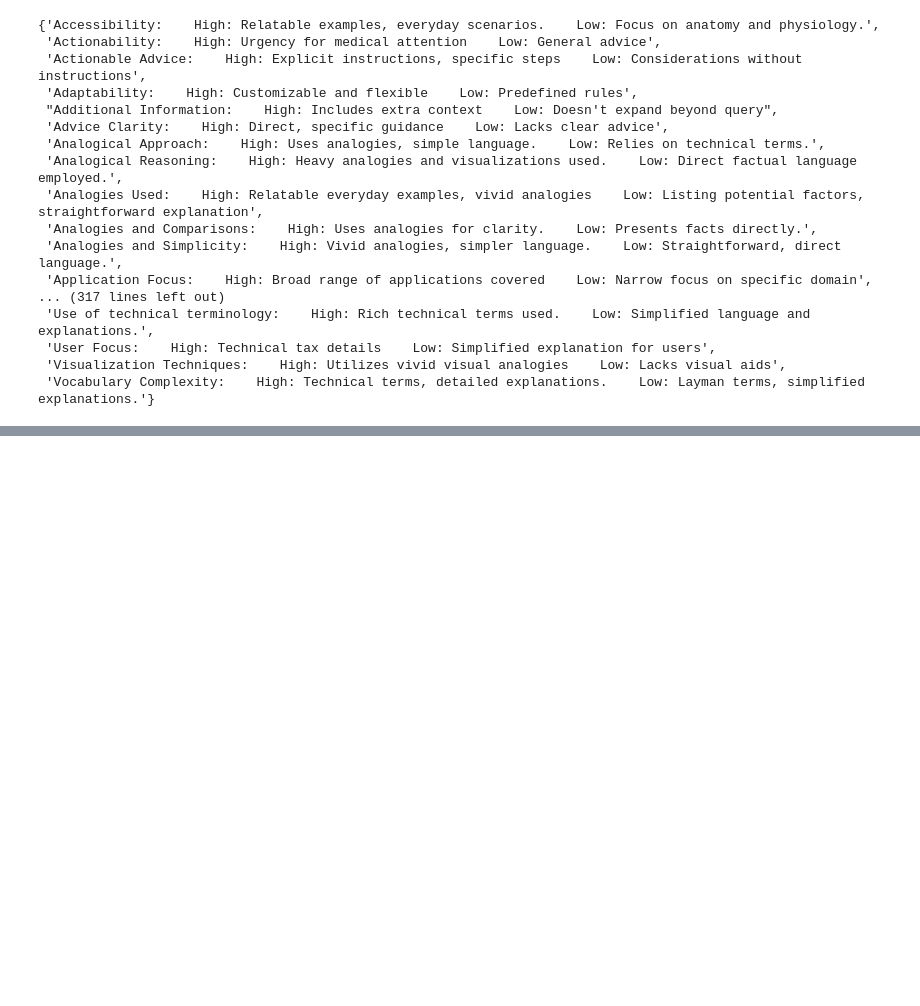
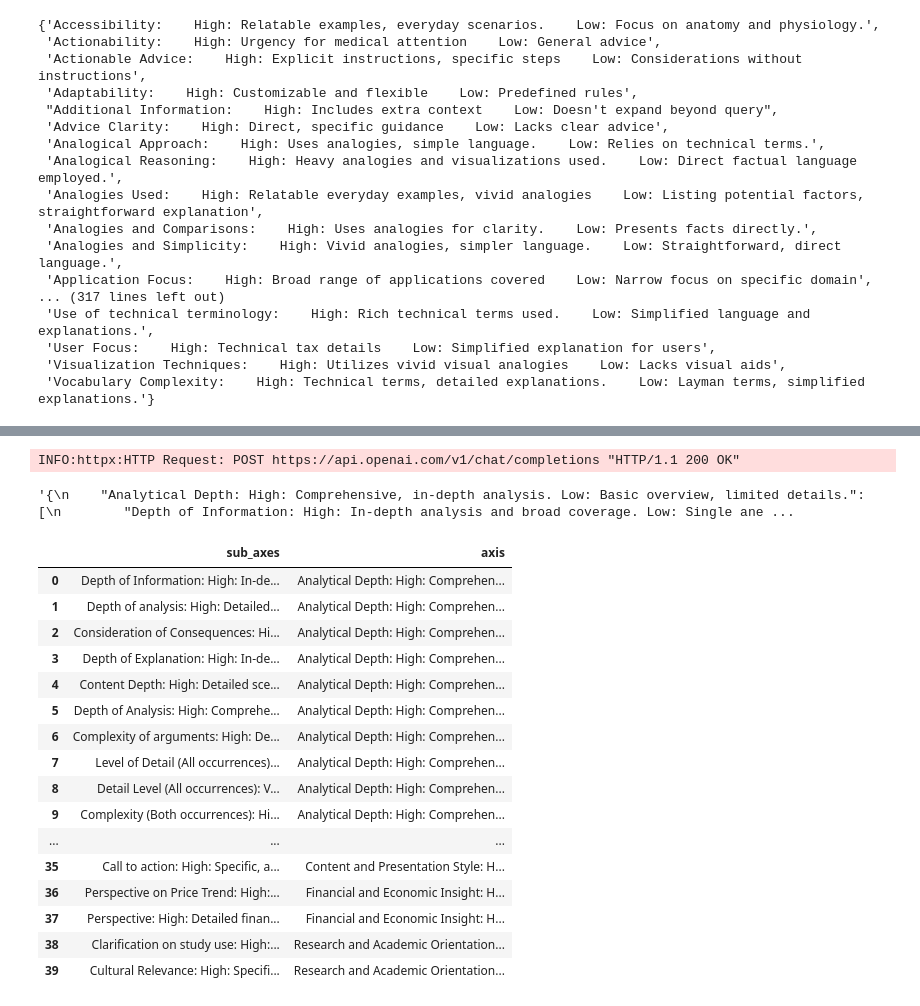
Before and after one commit to lisadunlap/Model-Book-Report, a Jupyter notebook: notebooks/playground.ipynb, the cells around one changed output, grey strips where cells are left out. Cells and saved outputs as stored; diff of their text form; code cells hidden in the pictures; blank space fills up the shorter version.

```diff
--- a/notebooks/playground.ipynb
+++ b/notebooks/playground.ipynb
@@ -16,7 +16,7 @@ df['question'] = df['prompt'].apply(lambda x: x.split("\nModel A: ")[0])
 df['answers'] = df['prompt'].apply(lambda x: x.split("\nModel A: ")[1])
 
 # Step 2: Further split 'answers' into 'Model A' and 'Model B'
-df['answer_a'] = df['answers'].apply(lambda x: x.split("\nModel B ")[0].strip("[]").replace("'", ""))
+df['answer_a'] = df['answers'].apply(lambda x: x.split("\nModel B: ")[0].strip("[]").replace("'", ""))
 df['answer_b'] = df['answers'].apply(lambda x: x.split("\nModel B: ")[1].strip("[]").replace("'", ""))
 
 # Clean up
@@ -151,34 +160,0 @@ Cluster 1 (length = 12):
-# %%
-from sentence_transformers import SentenceTransformer
-from sklearn.cluster import KMeans
-import numpy as np
-
-axes_descriptions = all_axis_descriptions
-# Extract just the descriptions for embeddings
-descriptions = [desc.split(": ", 1)[1] for desc in axes_descriptions]
-
-# Load a pre-trained sentence transformer model
-model = SentenceTransformer('all-MiniLM-L6-v2')
-
-# Generate embeddings for each description
-embeddings = model.encode(descriptions)
-
-# Cluster the embeddings
-n_clusters = 10  # Adjust based on your preference or use methods like Elbow to find the optimal number
-kmeans = KMeans(n_clusters=n_clusters, random_state=42)
-kmeans.fit(embeddings)
-
-# Assign each description to a cluster
-clusters = kmeans.labels_
-
-# Group axes by cluster
-grouped_axes = {i: [] for i in range(n_clusters)}
-for axis, cluster in zip(axes_descriptions, clusters):
-    grouped_axes[cluster].append(axis)
-
-# Print grouped axes
-for cluster, axes in grouped_axes.items():
-    print(f"Cluster {cluster + 1} (length = {len(axes)}):")
-    for axis in axes:
-        print(f"  - {axis}")
-    print("")  # New line for readability between clusters
@@ -369,0 +270,4 @@ To disable this warning, you can either:
+# %%
+axes = grouped_axes[1]
+prompt_1, prompt_2, cluster_1_reduced_axes, cluster_1_reduced_axes_categorized = get_cluster_axes(axes)
+print(cluster_1_reduced_axes_categorized)
@@ -369,0 +298,26 @@ To disable this warning, you can either:
+# %%
+output_3, cluster_1_converted_list, df_cluster_1 = convert_axes_clusters_to_df(cluster_1_reduced_axes_categorized)
+output_3
+# %% [output]
+INFO:httpx:HTTP Request: POST https://api.openai.com/v1/chat/completions "HTTP/1.1 200 OK"
+'{\n    "Analytical Depth: High: Comprehensive, in-depth analysis. Low: Basic overview, limited details.": [\n        "Depth of Information: High: In-depth analysis and broad coverage. Low: Single ane ...
+# %%
+df_cluster_1
+# %% [output]
+|  | sub_axes | axis |
+| 0 | Depth of Information: High: In-de... | Analytical Depth: High: Comprehen... |
+| 1 | Depth of analysis: High: Detailed... | Analytical Depth: High: Comprehen... |
+| 2 | Consideration of Consequences: Hi... | Analytical Depth: High: Comprehen... |
+| 3 | Depth of Explanation: High: In-de... | Analytical Depth: High: Comprehen... |
+| 4 | Content Depth: High: Detailed sce... | Analytical Depth: High: Comprehen... |
+| 5 | Depth of Analysis: High: Comprehe... | Analytical Depth: High: Comprehen... |
+| 6 | Complexity of arguments: High: De... | Analytical Depth: High: Comprehen... |
+| 7 | Level of Detail (All occurrences)... | Analytical Depth: High: Comprehen... |
+| 8 | Detail Level (All occurrences): V... | Analytical Depth: High: Comprehen... |
+| 9 | Complexity (Both occurrences): Hi... | Analytical Depth: High: Comprehen... |
+| ... | ... | ... |
+| 35 | Call to action: High: Specific, a... | Content and Presentation Style: H... |
+| 36 | Perspective on Price Trend: High:... | Financial and Economic Insight: H... |
+| 37 | Perspective: High: Detailed finan... | Financial and Economic Insight: H... |
+| 38 | Clarification on study use: High:... | Research and Academic Orientation... |
+| 39 | Cultural Relevance: High: Specifi... | Research and Academic Orientation... |
```
Also changed, not shown: parts of 32 cells of this notebook, 9 other files.
